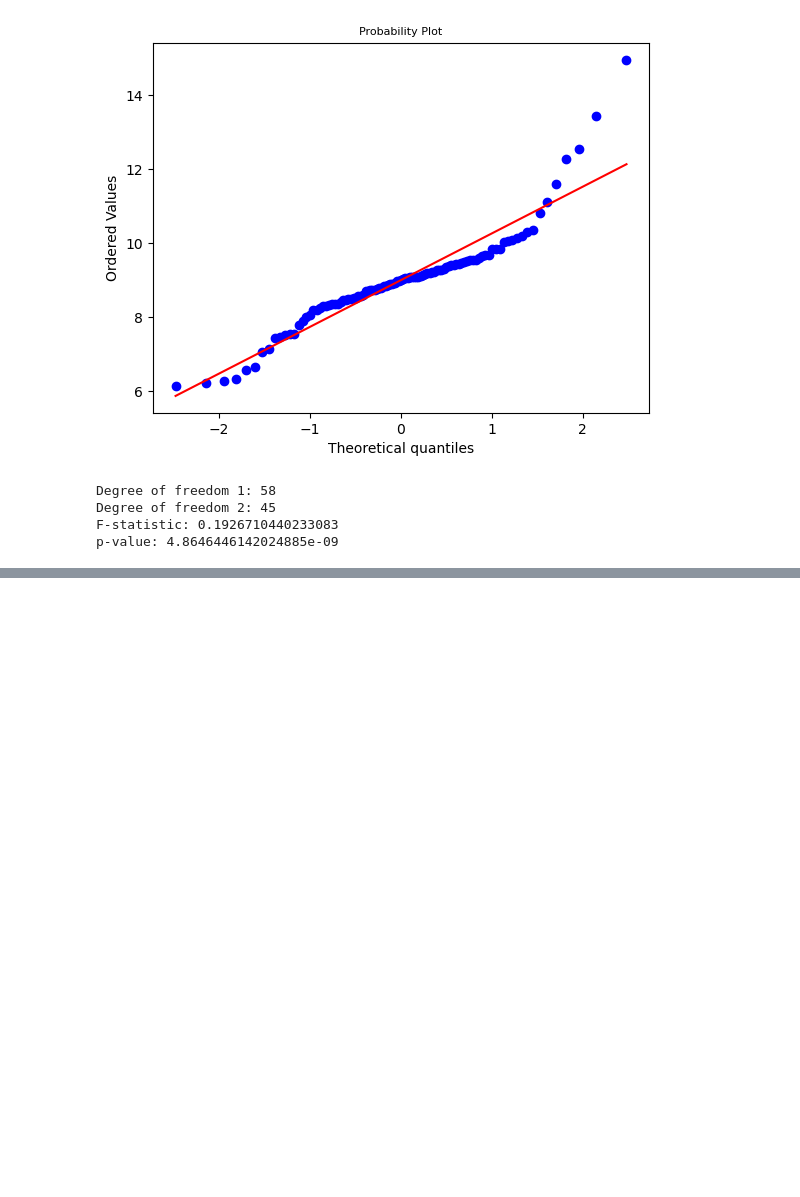
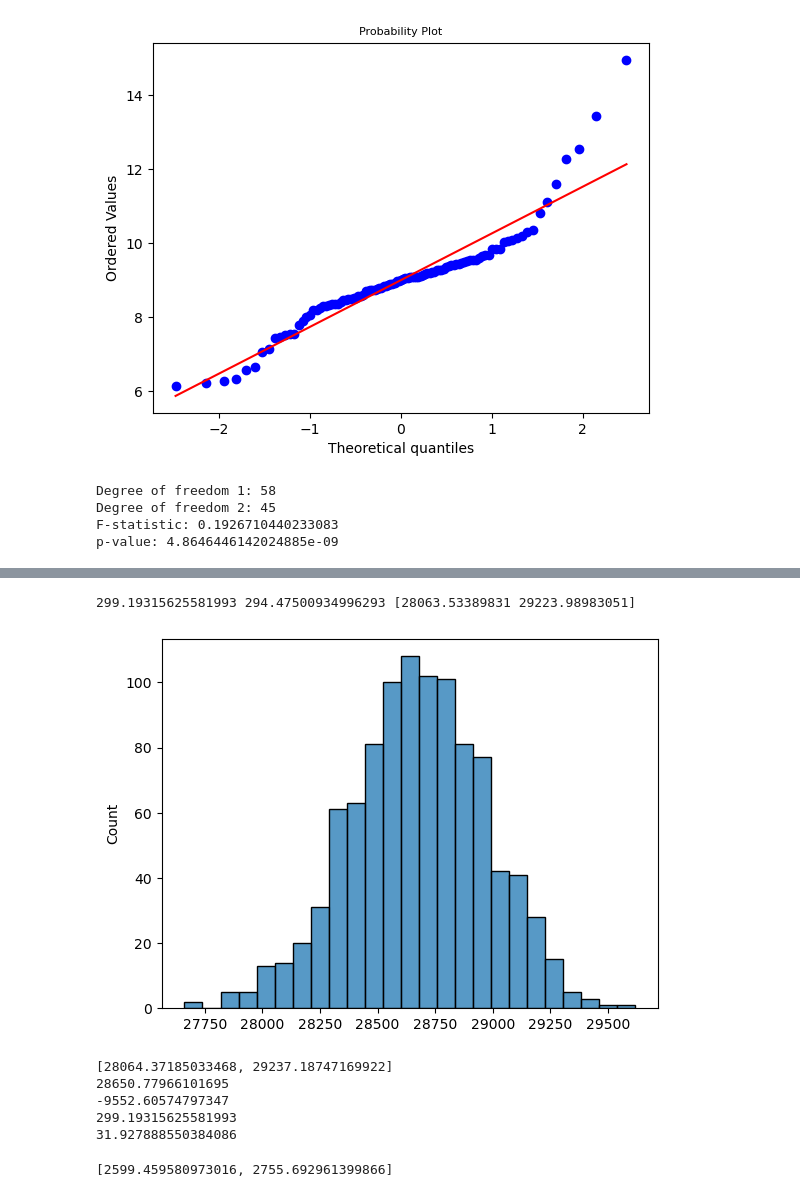
Before and after one commit to brianej/fdscw3, a Jupyter notebook: q1.ipynb, the cells around one changed output, grey strips where cells are left out. Drawn from its saved outputs; the diff is of its cells as text; code cells hidden in the pictures; blank space fills up the shorter version.

```diff
--- a/q1.ipynb
+++ b/q1.ipynb
@@ -393,0 +435,28 @@ p-value: 4.8646446142024885e-09
+# %%
+SEM = np.std(operations, ddof=1)/np.sqrt(len(operations))
+ci, std = bootstrap(operations, plot=True)
+print(SEM, std, ci)
+# %% [output]
+299.19315625581993 294.47500934996293 [28063.53389831 29223.98983051]
+[figure, added]
+# %%
+SEM = operations.std(ddof=1)/np.sqrt(len(operations))
+xbar = operations.mean()
+
+# We now need the z-critical values for 2.5% and 99.5%
+z = norm.isf(0.025)
+ci = [xbar - SEM*z, xbar + SEM*z]
+print(ci)
+
+# p value for mean of operations before covid
+t_val = (xbar - mean_operations_aftercovid)/(SEM)
+print(mean_operations_beforecovid)
+print(mean_operations_aftercovid - xbar)
+print(SEM)
+print(t_val)
+# %% [output]
+[28064.37185033468, 29237.18747169922]
+28650.77966101695
+-9552.60574797347
+299.19315625581993
+31.927888550384086
@@ -393,0 +465,10 @@ p-value: 4.8646446142024885e-09
+# %%
+SEM = cancellations.std(ddof=1)/np.sqrt(len(cancellations))
+xbar = cancellations.mean()
+
+# We now need the z-critical values for 2.5% and 99.5%
+z = norm.isf(0.025)
+ci = [xbar - SEM*z, xbar + SEM*z]
+ci
+# %% [output]
+[2599.459580973016, 2755.692961399866]
```
Also changed, not shown: parts of 14 cells of this notebook, 1 other file.
